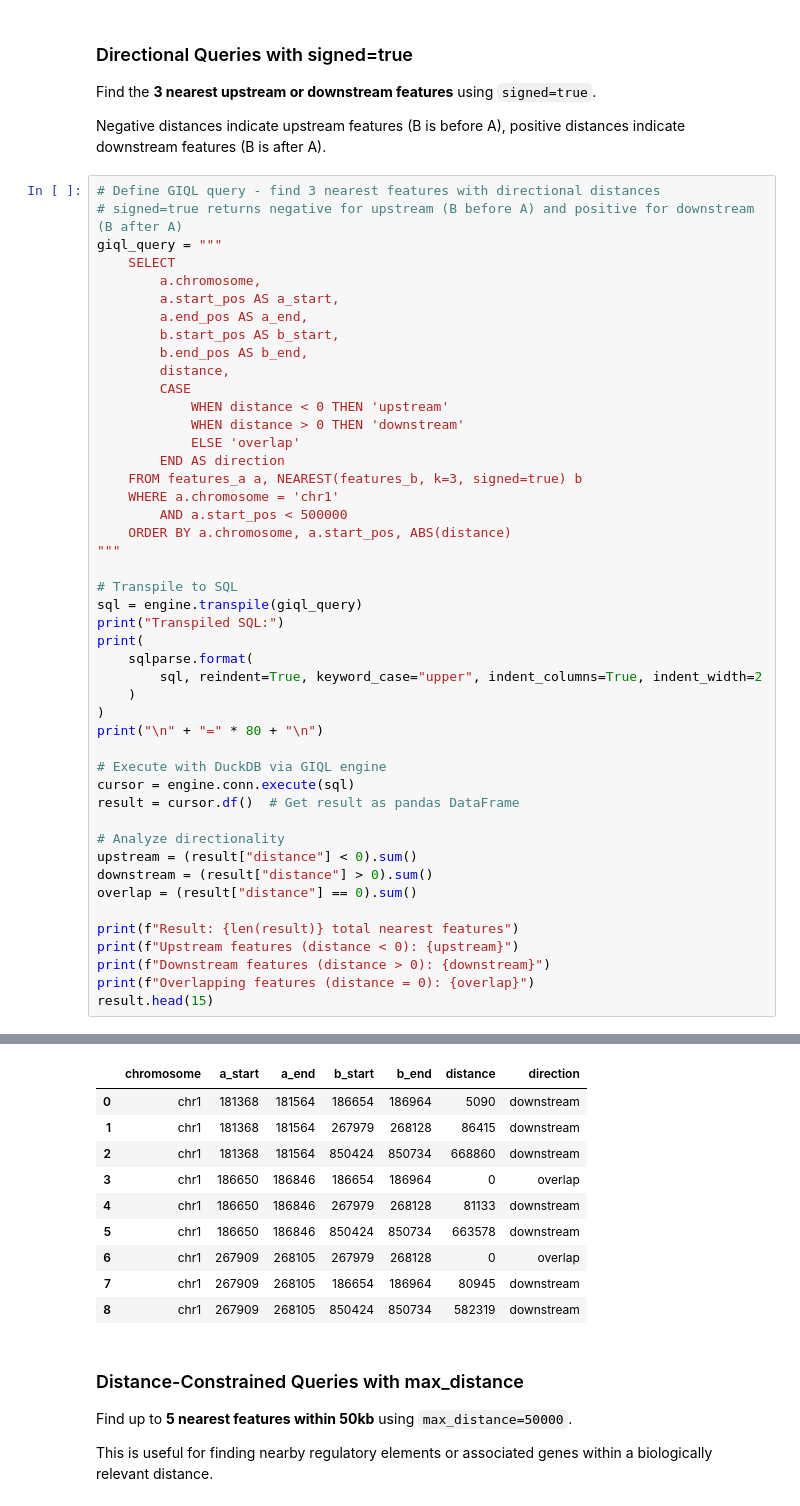
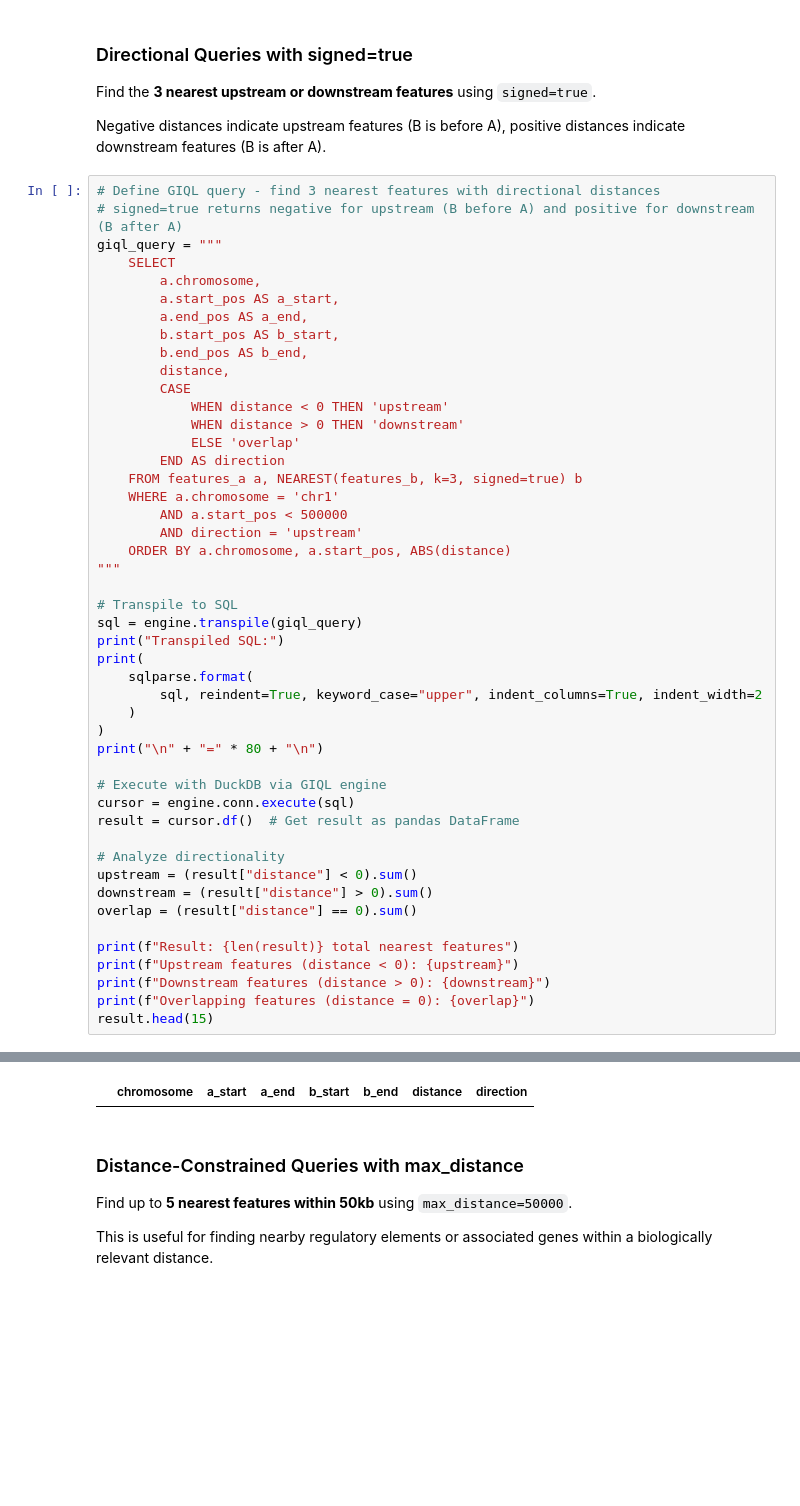
Before and after one commit to abdenlab/giql, a Jupyter notebook: demo.ipynb, the cells around one changed output, grey strips where cells are left out. Cells and saved outputs as stored; diff of their text form; blank space fills up the shorter version.

```diff
--- a/demo.ipynb
+++ b/demo.ipynb
@@ -972,6 +965,7 @@ giql_query = """
     FROM features_a a, NEAREST(features_b, k=3, signed=true) b
     WHERE a.chromosome = 'chr1'
         AND a.start_pos < 500000
+        AND direction = 'upstream'
     ORDER BY a.chromosome, a.start_pos, ABS(distance)
 """
 
@@ -1020,13 +1014,4 @@ Overlapping features (distance = 0): 2
 |  | chromosome | a_start | a_end | b_start | b_end | distance | direction |
-| 0 | chr1 | 181368 | 181564 | 186654 | 186964 | 5090 | downstream |
-| 1 | chr1 | 181368 | 181564 | 267979 | 268128 | 86415 | downstream |
-| 2 | chr1 | 181368 | 181564 | 850424 | 850734 | 668860 | downstream |
-| 3 | chr1 | 186650 | 186846 | 186654 | 186964 | 0 | overlap |
-| 4 | chr1 | 186650 | 186846 | 267979 | 268128 | 81133 | downstream |
-| 5 | chr1 | 186650 | 186846 | 850424 | 850734 | 663578 | downstream |
-| 6 | chr1 | 267909 | 268105 | 267979 | 268128 | 0 | overlap |
-| 7 | chr1 | 267909 | 268105 | 186654 | 186964 | 80945 | downstream |
-| 8 | chr1 | 267909 | 268105 | 850424 | 850734 | 582319 | downstream |
 # %% [markdown]
 ### Distance-Constrained Queries with max_distance
 
```
Also changed, not shown: parts of 22 cells of this notebook, 5 other files.
